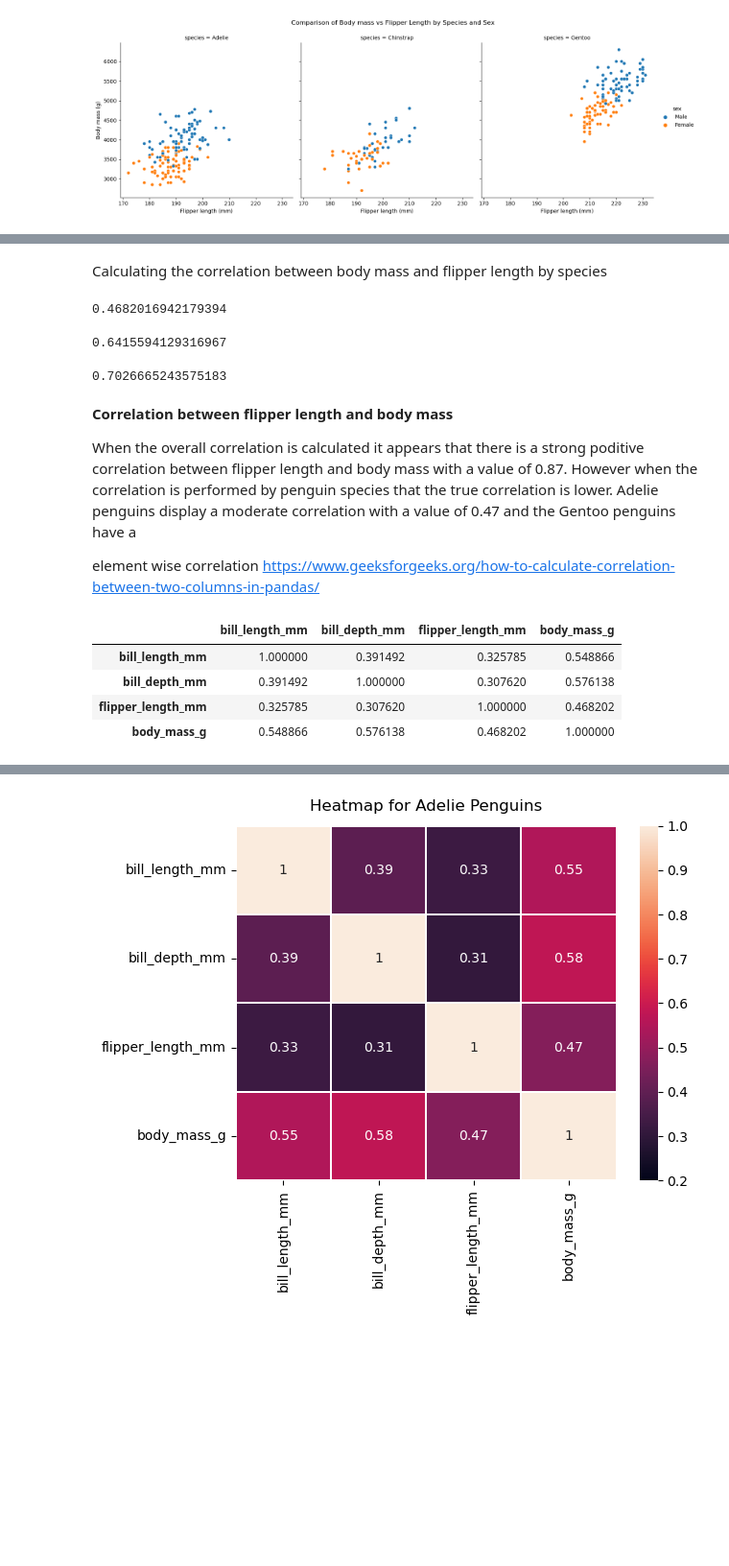
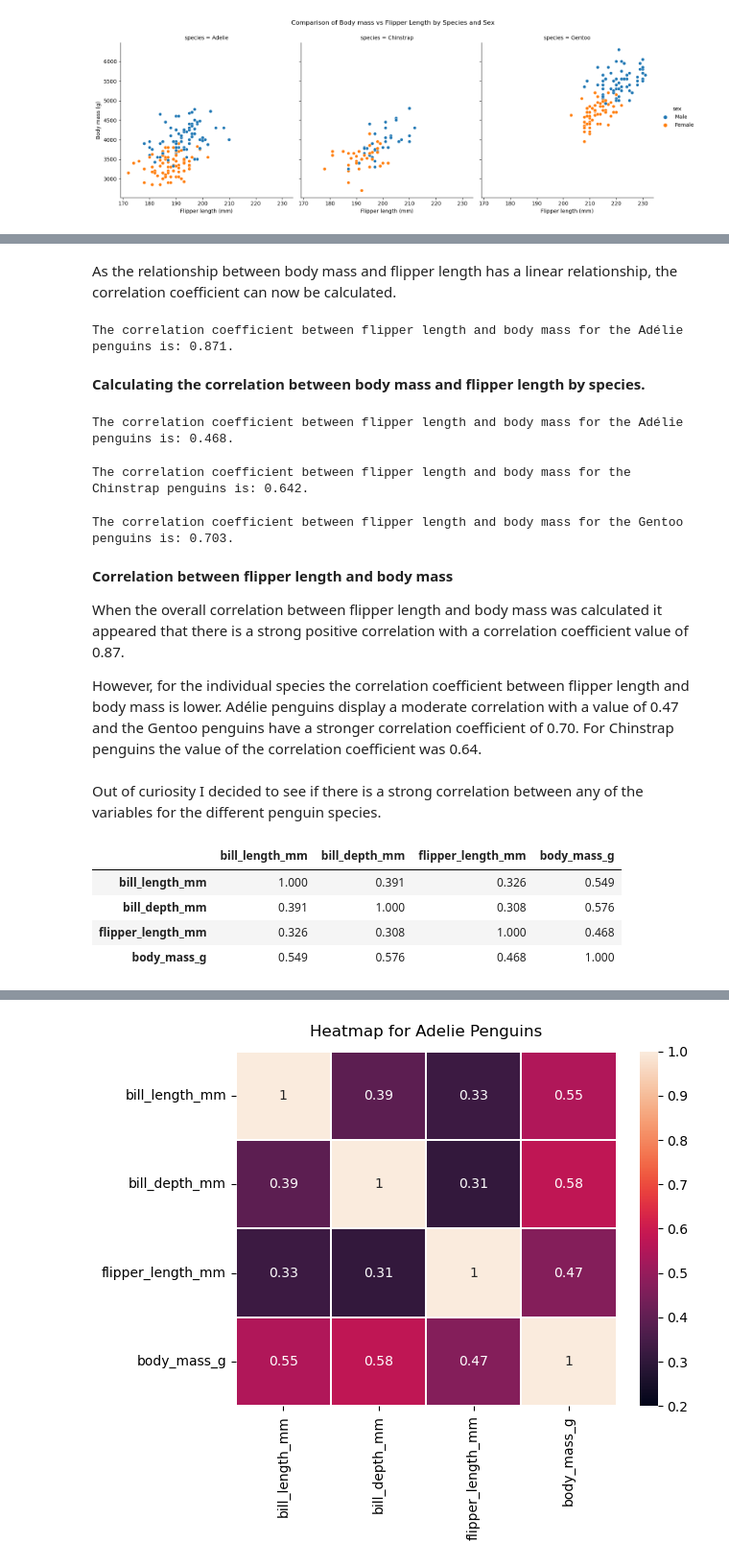
Before and after one commit to IreneKilgannon/DataAnalytics, a Jupyter notebook: penguins.ipynb, the cells around one changed output, grey strips where cells are left out. Shown: that part at 96% size. Drawn from its saved outputs; the diff is of its cells as text; code cells hidden in the pictures; blank space fills up the shorter version.

Commit message:
working on the scatter plot and correlation section, improved comments

```diff
--- a/penguins.ipynb
+++ b/penguins.ipynb
@@ -575,36 +587,53 @@ penguins['body_mass_g'].corr(penguins['flipper_length_mm'])
+# %% [markdown]
+As the relationship between body mass and flipper length has a linear relationship, the correlation coefficient can now be calculated.
+# %%
+# Correlation between body mass and flipper length.
+penguins_corr_fl_bm = penguins['body_mass_g'].corr(penguins['flipper_length_mm'])
+
+print(f'The correlation coefficient between flipper length and body mass for the Adélie penguins is: {penguins_corr_fl_bm.round(3)}.')
+# %% [output]
+The correlation coefficient between flipper length and body mass for the Adélie penguins is: 0.871.
 # %% [markdown]
-Calculating the correlation between body mass and flipper length by species
+__Calculating the correlation between body mass and flipper length by species.__
+# %%
+# Correlation between body mass and flipper length for Adélie penguins.
+adelie_corr_fl_bm = adelie['body_mass_g'].corr(adelie['flipper_length_mm'])
+
+print(f'The correlation coefficient between flipper length and body mass for the Adélie penguins is: {adelie_corr_fl_bm.round(3)}.')
+# %% [output]
+The correlation coefficient between flipper length and body mass for the Adélie penguins is: 0.468.
 # %%
-# Correlation between flipper length and body mass for Adelie penguins.
-adelie['body_mass_g'].corr(adelie['flipper_length_mm'])
+# Correlation between flipper length and body mass for Chinstrap penguins.
+chinstrap_corr_fl_bm = chinstrap['body_mass_g'].corr(chinstrap['flipper_length_mm'])
+
+print(f'The correlation coefficient between flipper length and body mass for the Chinstrap penguins is: {chinstrap_corr_fl_bm.round(3)}.')
 # %% [output]
-0.4682016942179394
+The correlation coefficient between flipper length and body mass for the Chinstrap penguins is: 0.642.
 # %%
-# Correlation between flipper length and body mass for Chinstrap penguins.
-chinstrap['body_mass_g'].corr(chinstrap['flipper_length_mm'])
+# Correlation between flipper length and body mass for Gentoo penguins.
+gentoo_corr_fl_bm = gentoo['body_mass_g'].corr(gentoo['flipper_length_mm'])
+
+print(f'The correlation coefficient between flipper length and body mass for the Gentoo penguins is: {gentoo_corr_fl_bm.round(3)}.')
 # %% [output]
-0.6415594129316967
+The correlation coefficient between flipper length and body mass for the Gentoo penguins is: 0.703.
-# %%
-# Correlation between flipper length and body mass for Gentoo penguins.
-gentoo['body_mass_g'].corr(gentoo['flipper_length_mm'])
-# %% [output]
-0.7026665243575183
 # %% [markdown]
 __Correlation between flipper length and body mass__
 
-When the overall correlation is calculated it appears that there is a strong poditive correlation between flipper length and body mass with a value of 0.87. However when the correlation is performed by penguin species that the true correlation is lower. Adelie penguins display a moderate correlation with a value of 0.47 and the Gentoo penguins have a
+When the overall correlation between flipper length and body mass was calculated it appeared that there is a strong positive correlation with a correlation coefficient value of 0.87.
 
-element wise correlation https://www.geeksforgeeks.org/how-to-calculate-correlation-between-two-columns-in-pandas/
+However, for the individual species the correlation coefficient between flipper length and body mass is lower. Adélie penguins display a moderate correlation with a value of 0.47 and the Gentoo penguins have a stronger correlation coefficient of 0.70. For Chinstrap penguins the value of the correlation coefficient was 0.64.
+# %% [markdown]
+Out of curiosity I decided to see if there is a strong correlation between any of the variables for the different penguin species.
 # %%
-# Calculating the correlation between all the variables in the Adelie penguin.
-adelie_corr = adelie.drop(['island', 'sex'], axis = 1).corr()
+# Calculating the correlation between all the variables in the Adelié penguin.
+adelie_corr = adelie.drop(['island', 'sex'], axis = 1).corr().round(3)
 adelie_corr
 # %% [output]
 |  | bill_length_mm | bill_depth_mm | flipper_length_mm | body_mass_g |
-| bill_length_mm | 1.000000 | 0.391492 | 0.325785 | 0.548866 |
-| bill_depth_mm | 0.391492 | 1.000000 | 0.307620 | 0.576138 |
-| flipper_length_mm | 0.325785 | 0.307620 | 1.000000 | 0.468202 |
-| body_mass_g | 0.548866 | 0.576138 | 0.468202 | 1.000000 |
+| bill_length_mm | 1.000 | 0.391 | 0.326 | 0.549 |
+| bill_depth_mm | 0.391 | 1.000 | 0.308 | 0.576 |
+| flipper_length_mm | 0.326 | 0.308 | 1.000 | 0.468 |
+| body_mass_g | 0.549 | 0.576 | 0.468 | 1.000 |
 # %% [markdown]
 Overall for the Adelie penguin there is a weak to moderate correlation between the different variables. The strongest correlation in the table is between bill depth and body mass at 0.58, with bill length and body mass closely behind it at 0.55.
 
```
Also changed, not shown: parts of 26 cells of this notebook.
